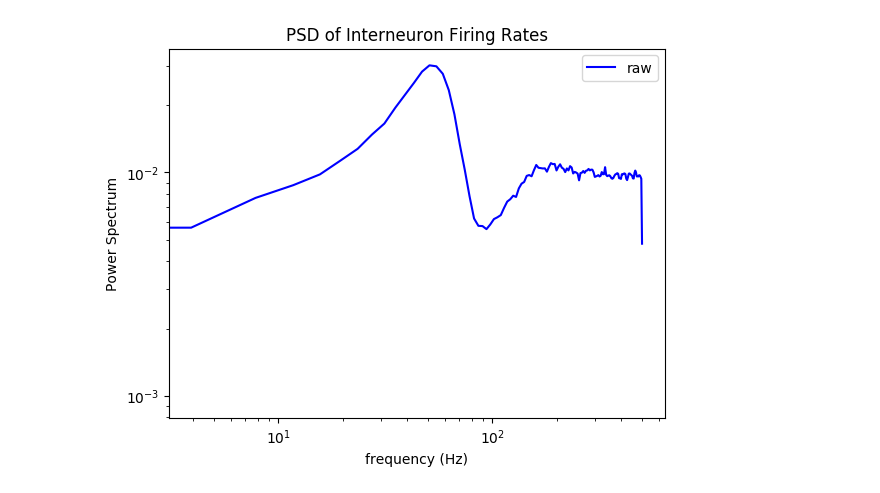
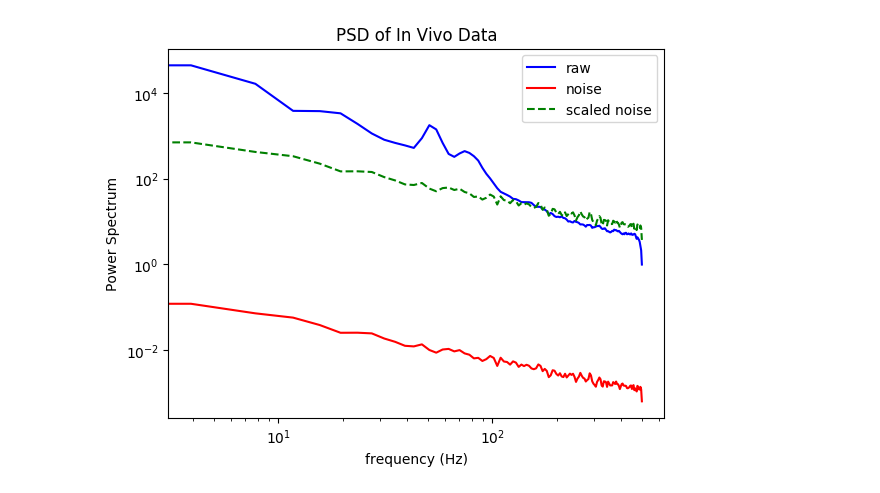
Before and after one commit to MJC598/Neuron_Burst_Analysis, a Jupyter notebook: data_analysis.ipynb, the cells around one changed output. Drawn from its saved outputs; the diff is of its cells as text; code cells hidden in the pictures.

```diff
--- a/data_analysis.ipynb
+++ b/data_analysis.ipynb
@@ -2,12 +2,12 @@
 import numpy as np
 import pandas as pd
 
-# INVIVO_RAW_PATH = '/home/matt/data/InVivoLFPs/BLA_LFP_data/Part2SubjectHB15_AW.mat'
+INVIVO_RAW_PATH = '/home/matt/data/InVivoLFPs/BLA_LFP_data/Part2SubjectHB15_AW.mat'
 # INVIVO_RAW_PATH = '/home/matt/data/InVivoLFPs/SyntheticData/SyntheticData/LFP_BLA_gamma_syn_background.mat'
 # INVIVO_RAW_PATH = '/home/matt/data/InVivoLFPs/SyntheticData/SyntheticData/LFP_BLA_gamma_syn_bg_like_sig.mat'
 # INVIVO_RAW_PATH = '/home/matt/data/InVivoLFPs/FengData/LFP_elec_combine_syn_noise.mat'
 # INVIVO_RAW_PATH = '/home/matt/data/InVivoLFPs/FengData/LFP_elec_combine.txt'
-INVIVO_RAW_PATH = '/home/matt/data/InVivoLFPs/FengData/FR_PN_ITN.txt'
+# INVIVO_RAW_PATH = '/home/matt/data/InVivoLFPs/FengData/FR_PN_ITN.txt'
 # %%
 from lfp_prediction.data_gathering import MatlabCollector, NumpyCollector, TextCollector
 
@@ -75,7 +77,8 @@ def get_feng(column: int = None):
     df_list = [pd.DataFrame(((data - global_mean) / global_std))]
     return df_list
 
-df_list = get_feng(column=2)
+# df_list = get_feng(column=None)
+df_list = get_invivo()
 df_list[0].drop(labels=df_list[0].index[200000:],
                 axis=0,
                 inplace=True)
@@ -295,14 +279,24 @@ plt.show()
+# %%
+import colorednoise as cn
+
+noise = cn.powerlaw_psd_gaussian(1, 10000)
 # %%
 from scipy.signal import periodogram, welch
 
 numpy_signal = df_list[0][0].to_numpy()
 
 f, Pxx = signal.welch(numpy_signal, fs=1000, window='hamming', nperseg=2**8, scaling='spectrum')
+f_n, psd_n = welch(noise, fs=1000, window='hamming', nperseg=2**8, scaling='spectrum', axis=0)
+
+scalar = Pxx[0] - psd_n[0]
+
 plt.loglog(f, Pxx, 'b', label='raw')
-plt.title('PSD of Interneuron Firing Rates')
+plt.loglog(f_n, psd_n, 'r', label='noise')
+plt.loglog(f_n, scalar * psd_n, 'g--', label='scaled noise')
+plt.title('PSD of In Vivo Data')
 plt.xlabel("frequency (Hz)")
 plt.ylabel("Power Spectrum")
 plt.legend()
 plt.show()
 # %% [output]
-[figure, old version]
+[figure, new version]
```
Also changed, not shown: parts of 17 cells of this notebook, 10 other files.
